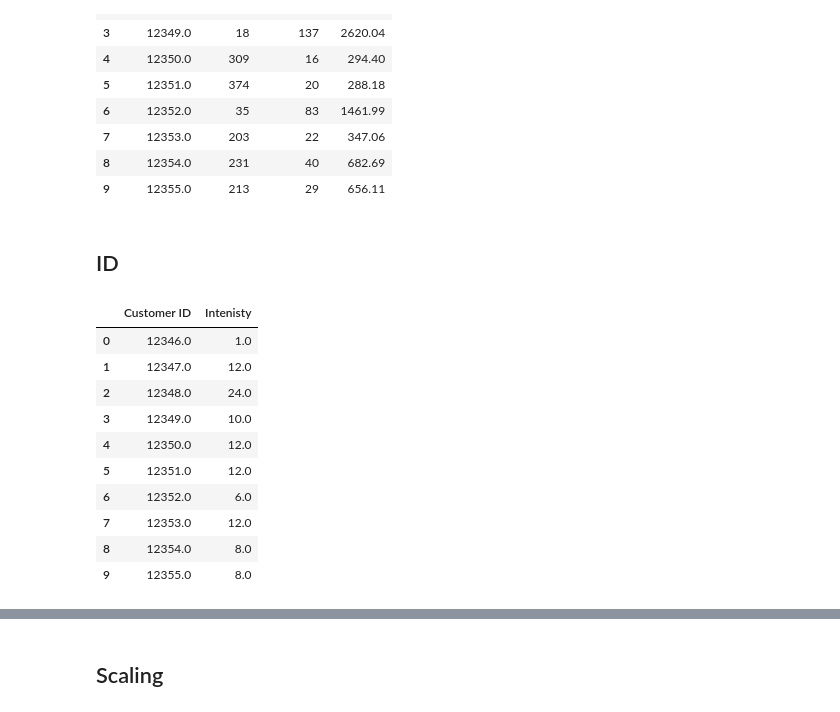
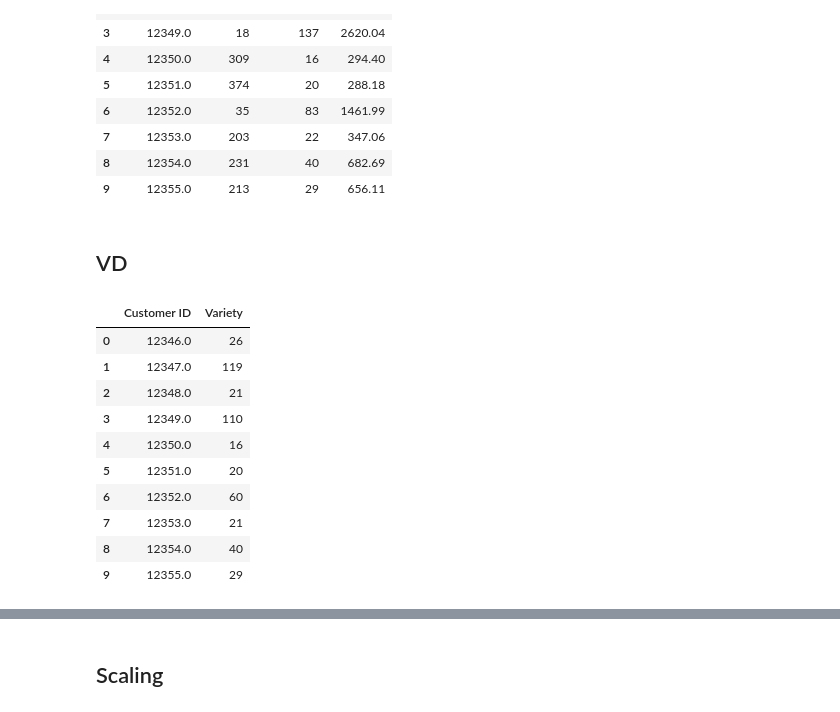
Before and after one commit to Ahmed-Ashraf-Marzouk/RFM-ID-customer-segmentation, a Jupyter notebook: main.ipynb, the cells around one changed output, grey strips where cells are left out. Saved outputs shown, nothing was run; the diff lists cells and outputs as text; code cells hidden in the pictures.

```diff
--- a/main.ipynb
+++ b/main.ipynb
@@ -272,21 +293,25 @@ rfm.head(10)
 | 8 | 12354.0 | 231 | 40 | 682.69 |
 | 9 | 12355.0 | 213 | 29 | 656.11 |
 # %% [markdown]
-## ID
+## VD
 # %%
-# Intenisty
-rfm_i = df_proc.groupby('Customer ID')['Quantity'].median().reset_index()
-rfm_i.columns = ['Customer ID', 'Intenisty']
-rfm_i.head(10)
+# Variety
+def div(x: pd.Series):
+    u = x.nunique()
+    return u
+
+rfm_v = df_proc.groupby('Customer ID')['StockCode'].agg([div]).reset_index()
+rfm_v.columns = ['Customer ID', 'Variety']
+rfm_v.head(10)
 # %% [output]
-|  | Customer ID | Intenisty |
-| 0 | 12346.0 | 1.0 |
-| 1 | 12347.0 | 12.0 |
-| 2 | 12348.0 | 24.0 |
-| 3 | 12349.0 | 10.0 |
-| 4 | 12350.0 | 12.0 |
-| 5 | 12351.0 | 12.0 |
-| 6 | 12352.0 | 6.0 |
-| 7 | 12353.0 | 12.0 |
-| 8 | 12354.0 | 8.0 |
-| 9 | 12355.0 | 8.0 |
+|  | Customer ID | Variety |
+| 0 | 12346.0 | 26 |
+| 1 | 12347.0 | 119 |
+| 2 | 12348.0 | 21 |
+| 3 | 12349.0 | 110 |
+| 4 | 12350.0 | 16 |
+| 5 | 12351.0 | 20 |
+| 6 | 12352.0 | 60 |
+| 7 | 12353.0 | 21 |
+| 8 | 12354.0 | 40 |
+| 9 | 12355.0 | 29 |
```
Also changed, not shown: parts of 33 cells of this notebook.
